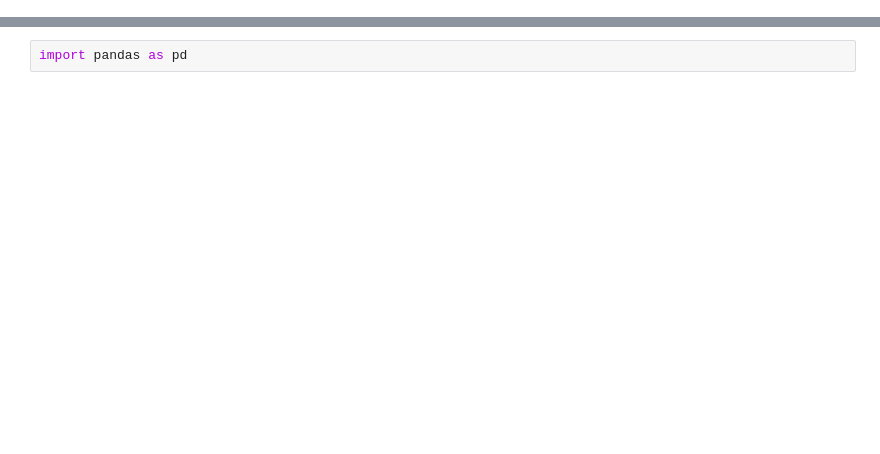
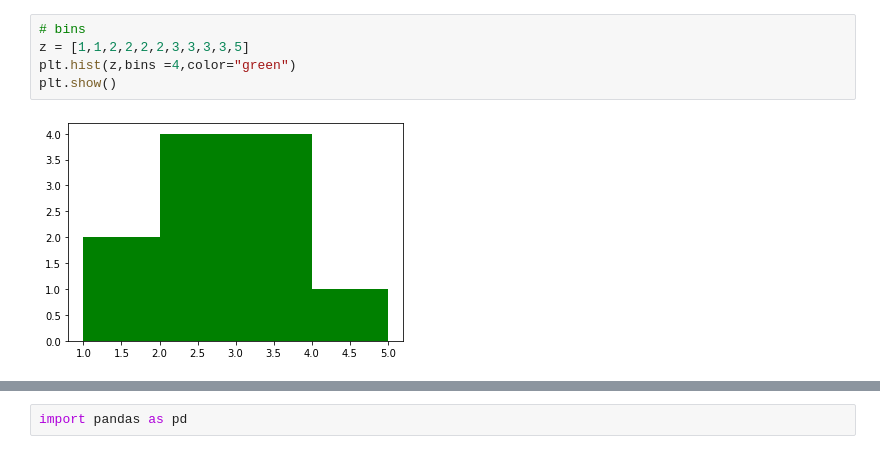
Before and after one commit to iamRakeshdhami/python_core, a Jupyter notebook: class2.ipynb, the cells around one changed output, grey strips where cells are left out. Drawn from its saved outputs; the diff is of its cells as text; blank space fills up the shorter version.

```diff
--- a/class2.ipynb
+++ b/class2.ipynb
@@ -149,0 +16,7 @@ dtype: int64
+# %%
+# bins
+z = [1,1,2,2,2,2,3,3,3,3,5]
+plt.hist(z,bins =4,color="green")
+plt.show()
+# %% [output]
+[figure, added]
```
Also changed, not shown: parts of 40 cells of this notebook.
